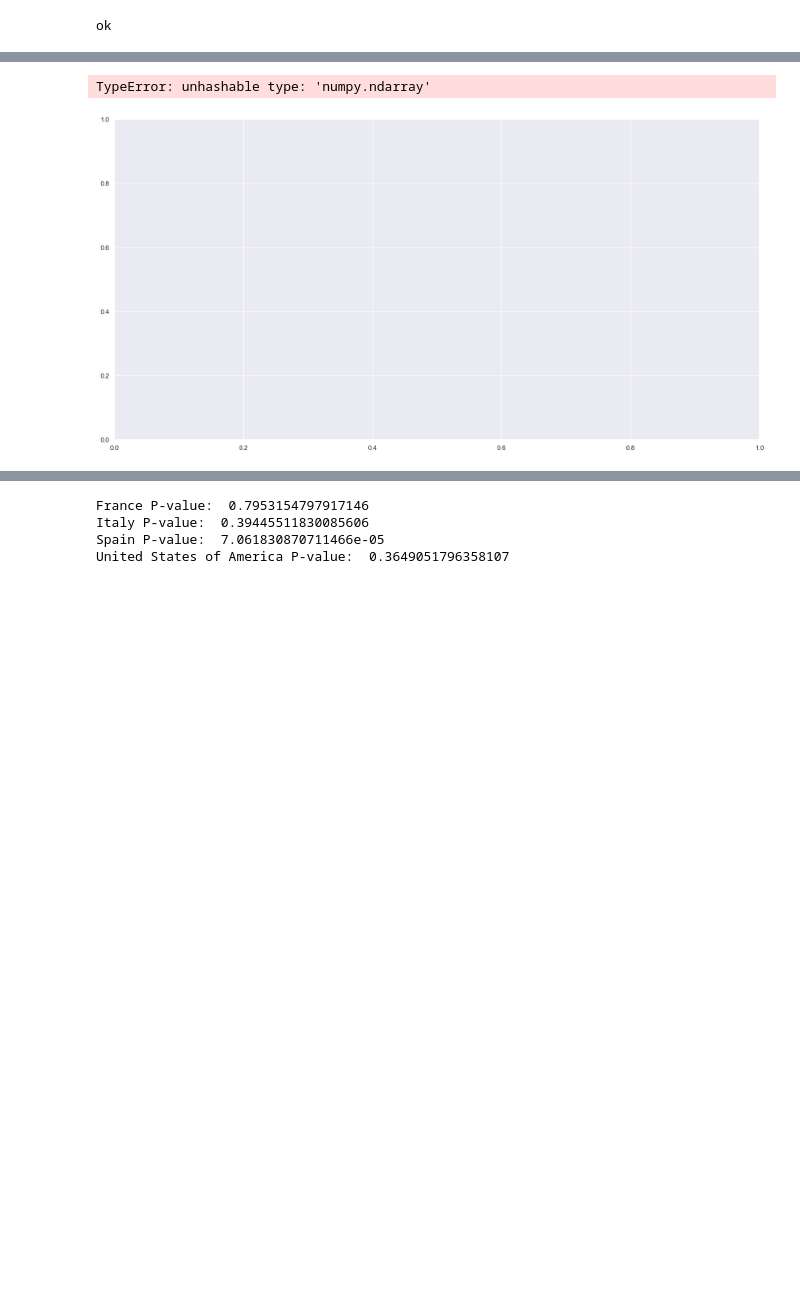
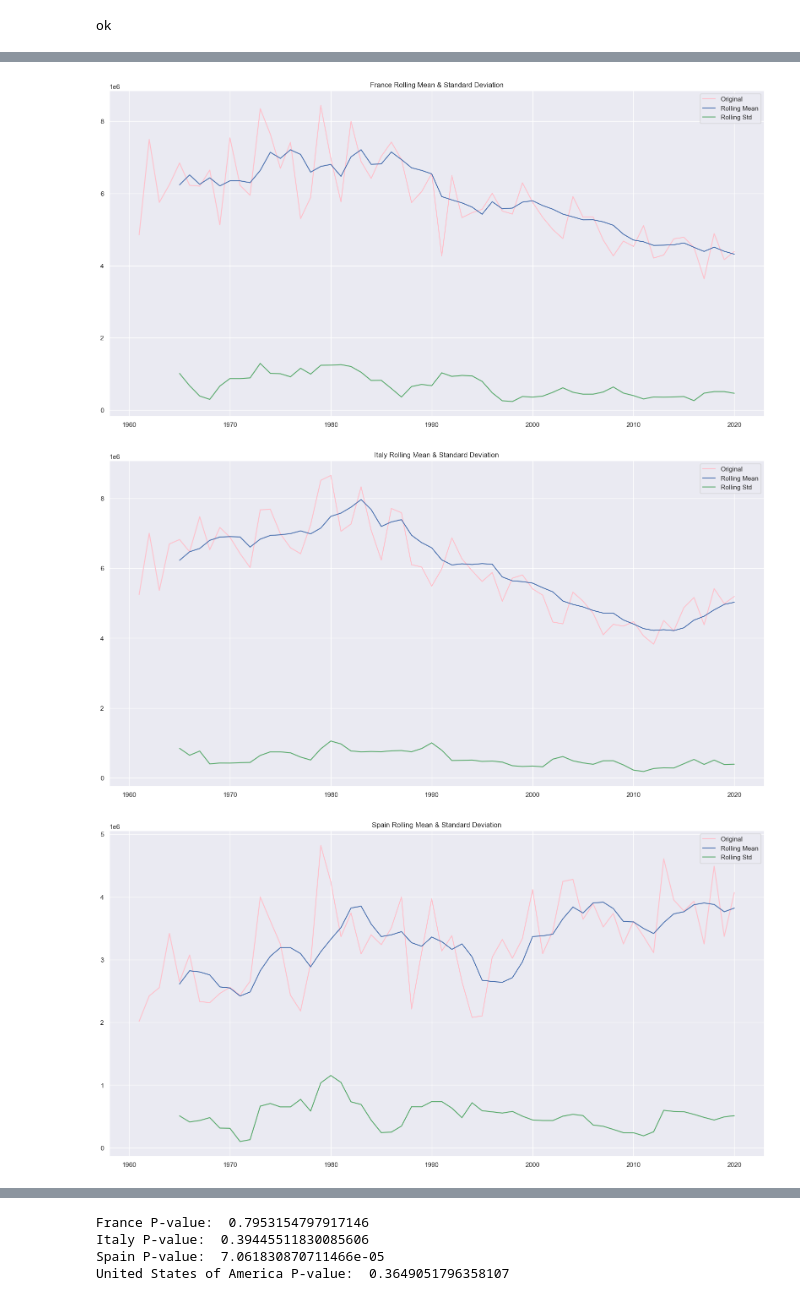
Before and after one commit to JordanKeelan/data607_finalProject, a Jupyter notebook: 607_proj_nb.ipynb, the cells around one changed output, grey strips where cells are left out. Saved outputs shown, nothing was run; the diff lists cells and outputs as text; code cells hidden in the pictures; blank space fills up the shorter version.

```diff
--- a/607_proj_nb.ipynb
+++ b/607_proj_nb.ipynb
@@ -45,6 +70,10 @@ temp = temp[temp["Value"].notna()]
 # Remove unnecessary columns
 wine = wine[["Area","Year Code","Value"]]
 temp = temp[["Area","Year Code","Value"]]
+
+# Datetime index dataframes
+wine = wine.set_index("Year Code")
+temp = temp.set_index("Year Code")
 # %%
 wine.head(10)
 # %% [output]
@@ -86,16 +118,17 @@ Stationarity
 # %%
 for country in list(wine['Area'].unique()):
     df_country = wine.loc[wine['Area'] == country].copy()
     mean = df_country.rolling(window = 5).mean()
     std = df_country.rolling(window = 5).std()
 
     plt.figure(figsize=(20,10))
-    orig = plt.plot(df_country, color='pink',label='Original')
+    orig = plt.plot(df_country["Value"], color='pink',label='Original')
     mean = plt.plot(mean, color='b', label='Rolling Mean')
     std = plt.plot(std, color='g', label = 'Rolling Std')
-    plt.title('Rolling Mean & Standard Deviation')
+    plt.title(country + ' Rolling Mean & Standard Deviation')
     plt.legend(loc='best')
     plt.show()
 # %% [output]
-TypeError: unhashable type: 'numpy.ndarray'
-[figure, old version]
+[figure, new version]
+[figure, added]
+[figure, added]
```
Also changed, not shown: parts of 41 cells of this notebook.
